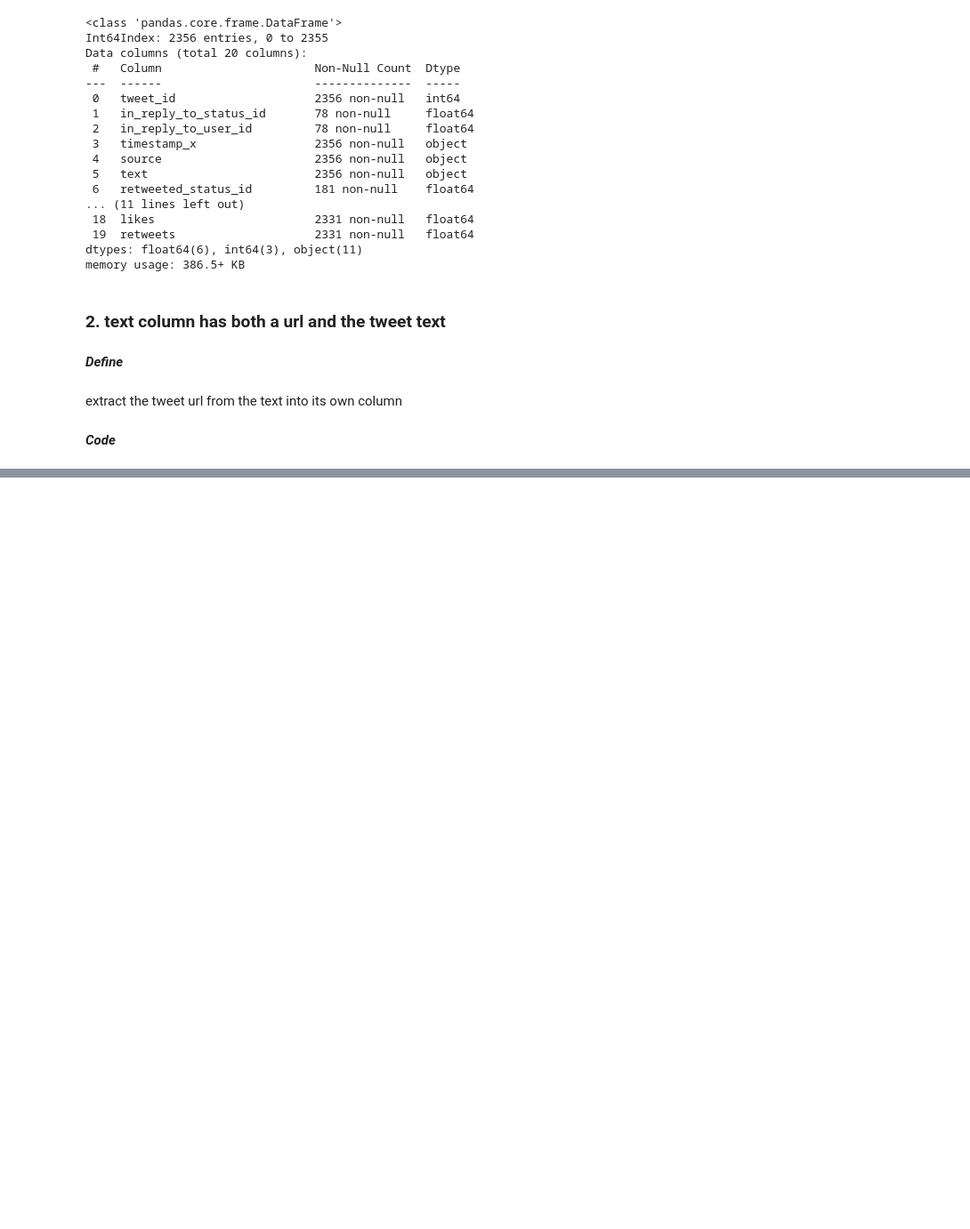
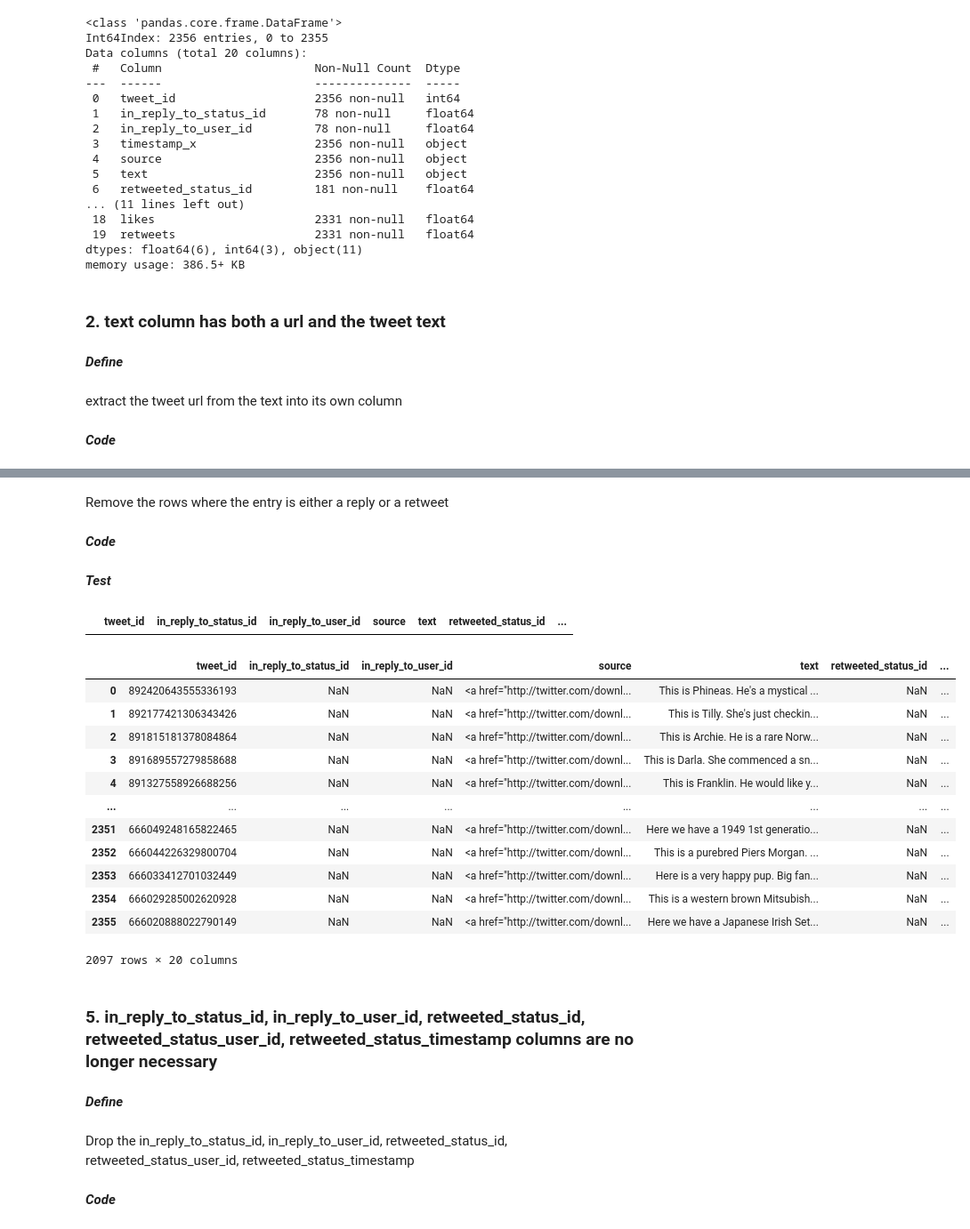
Before and after one commit to Miles-Murphy/data_wrangling_final_project, a Jupyter notebook: wrangle_act.ipynb, the cells around one changed output, grey strips where cells are left out. Shown at 89% size. Cells and saved outputs as stored; diff of their text form; code cells hidden in the pictures; blank space fills up the shorter version.

Commit message:
Completed 1 Tidiness step and 5 quality steps related to timestamp, reply, and retweet columns/rows

```diff
--- a/wrangle_act.ipynb
+++ b/wrangle_act.ipynb
@@ -585,0 +643,6 @@ extract the tweet url from the text into its own column
+# %%
+new_dates = []
+for timestamp in twitter_archive_clean.timestamp_x:
+    new_date = timestamp[:-6]
+    new_dates.append(new_date)
+twitter_archive_clean['timestamp'] = new_dates
@@ -585,0 +674,2 @@ extract the tweet url from the text into its own column
+# %%
+twitter_archive_clean.timestamp = pd.to_datetime(twitter_archive_clean['timestamp'])
@@ -585,0 +701,2 @@ extract the tweet url from the text into its own column
+# %%
+twitter_archive_clean = twitter_archive_clean.drop('timestamp_x', axis=1)
@@ -585,0 +729,7 @@ extract the tweet url from the text into its own column
+# %% [markdown]
+Remove the rows where the entry is either a reply or a retweet
+# %% [markdown]
+<em><b>Code</b></em>
+# %%
+twitter_archive_clean.drop(twitter_archive_clean.loc[twitter_archive_clean['in_reply_to_status_id'].notnull()].index, inplace=True)
+twitter_archive_clean.drop(twitter_archive_clean.loc[twitter_archive_clean['retweeted_status_id'].notnull()].index, inplace=True)
@@ -585,0 +739,24 @@ extract the tweet url from the text into its own column
+# %% [markdown]
+<em><b>Test</b></em>
+# %%
+twitter_archive_clean[twitter_archive_clean.in_reply_to_status_id.notnull()]
+# %% [output]
+|  | tweet_id | in_reply_to_status_id | in_reply_to_user_id | source | text | retweeted_status_id | ... |
+# %%
+twitter_archive_clean[twitter_archive_clean.retweeted_status_id.isnull()]
+# %% [output]
+|  | tweet_id | in_reply_to_status_id | in_reply_to_user_id | source | text | retweeted_status_id | ... |
+| 0 | 892420643555336193 | NaN | NaN | <a href="http://twitter.com/downl... | This is Phineas. He's a mystical ... | NaN | ... |
+| 1 | 892177421306343426 | NaN | NaN | <a href="http://twitter.com/downl... | This is Tilly. She's just checkin... | NaN | ... |
+| 2 | 891815181378084864 | NaN | NaN | <a href="http://twitter.com/downl... | This is Archie. He is a rare Norw... | NaN | ... |
+| 3 | 891689557279858688 | NaN | NaN | <a href="http://twitter.com/downl... | This is Darla. She commenced a sn... | NaN | ... |
+| 4 | 891327558926688256 | NaN | NaN | <a href="http://twitter.com/downl... | This is Franklin. He would like y... | NaN | ... |
+| ... | ... | ... | ... | ... | ... | ... | ... |
+| 2351 | 666049248165822465 | NaN | NaN | <a href="http://twitter.com/downl... | Here we have a 1949 1st generatio... | NaN | ... |
+| 2352 | 666044226329800704 | NaN | NaN | <a href="http://twitter.com/downl... | This is a purebred Piers Morgan. ... | NaN | ... |
+| 2353 | 666033412701032449 | NaN | NaN | <a href="http://twitter.com/downl... | Here is a very happy pup. Big fan... | NaN | ... |
+| 2354 | 666029285002620928 | NaN | NaN | <a href="http://twitter.com/downl... | This is a western brown Mitsubish... | NaN | ... |
+| 2355 | 666020888022790149 | NaN | NaN | <a href="http://twitter.com/downl... | Here we have a Japanese Irish Set... | NaN | ... |
+2097 rows × 20 columns
+# %% [markdown]
+### 5.  in_reply_to_status_id,	in_reply_to_user_id, retweeted_status_id, retweeted_status_user_id, retweeted_status_timestamp columns are no longer necessary
@@ -585,0 +765,6 @@ extract the tweet url from the text into its own column
+# %% [markdown]
+<em><b>Define</b></em>
+# %% [markdown]
+Drop the in_reply_to_status_id,	in_reply_to_user_id, retweeted_status_id, retweeted_status_user_id, retweeted_status_timestamp
+# %% [markdown]
+<em><b>Code</b></em>
```
Also changed, not shown: parts of 44 cells of this notebook.
